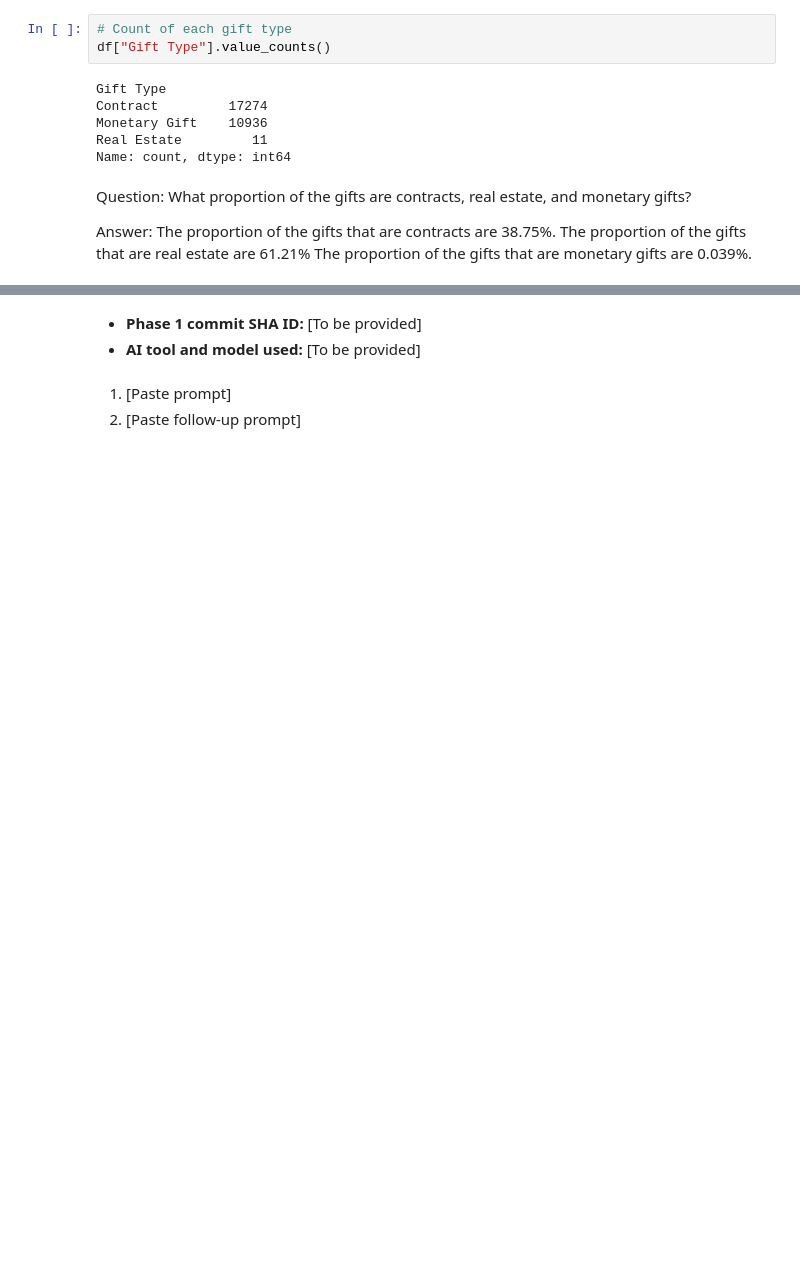
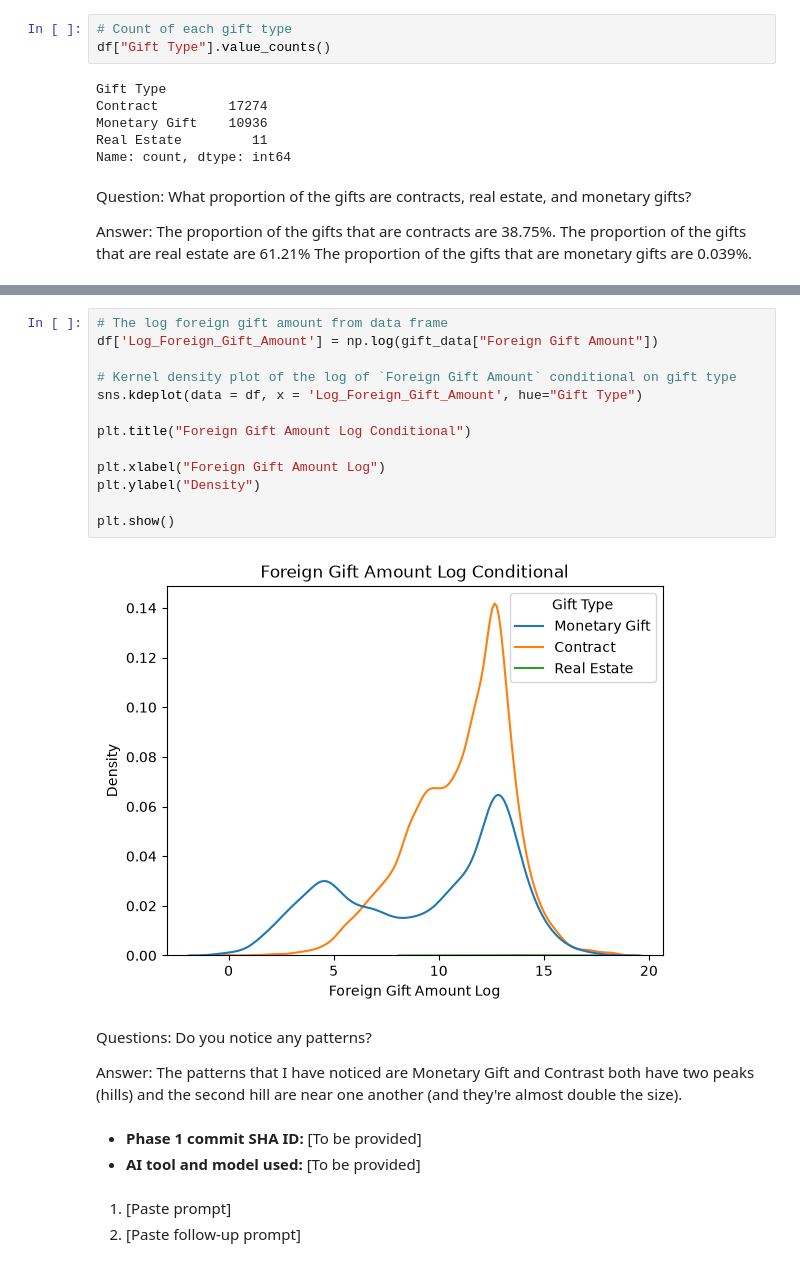
Before and after one commit to hwayalew/A02-eda-and-visualization, a Jupyter notebook: notebook.ipynb, the cells around one changed output, grey strips where cells are left out. Drawn from its saved outputs; the diff is of its cells as text; blank space fills up the shorter version.

```diff
--- a/notebook.ipynb
+++ b/notebook.ipynb
@@ -130,3 +150,22 @@ Answer: The proportion of the gifts that are contracts are 38.75%. The proportio
+# %%
+# The log foreign gift amount from data frame
+df['Log_Foreign_Gift_Amount'] = np.log(gift_data["Foreign Gift Amount"])
+
+# Kernel density plot of the log of `Foreign Gift Amount` conditional on gift type
+sns.kdeplot(data = df, x = 'Log_Foreign_Gift_Amount', hue="Gift Type")
+
+plt.title("Foreign Gift Amount Log Conditional")
+
+plt.xlabel("Foreign Gift Amount Log")
+plt.ylabel("Density")
+
+plt.show()
+# %% [output]
+[figure, added]
+# %% [markdown]
+Questions: Do you notice any patterns?
+
+Answer: The patterns that I have noticed are Monetary Gift and Contrast both have two peaks (hills) and the second hill are near one another (and they're almost double the size).
 # %% [markdown]
 - **Phase 1 commit SHA ID:** [To be provided]
 - **AI tool and model used:** [To be provided]
```
Also changed, not shown: parts of 1 cell of this notebook.
